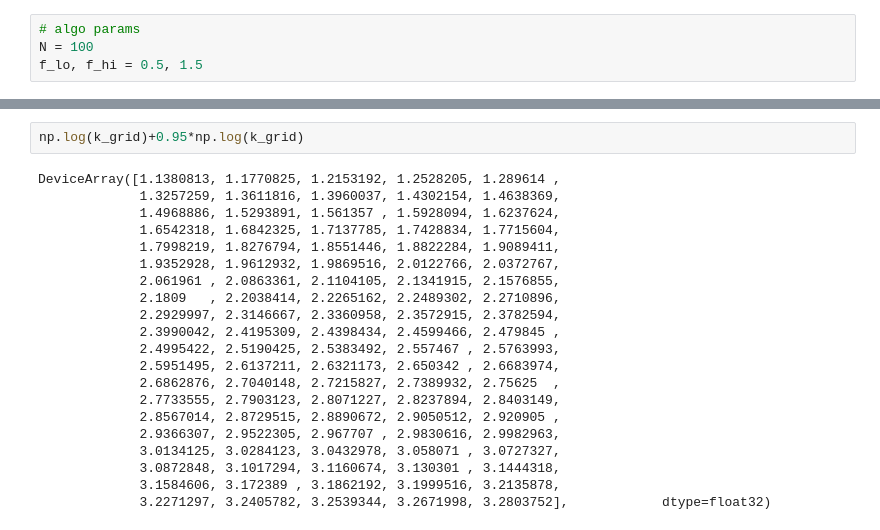
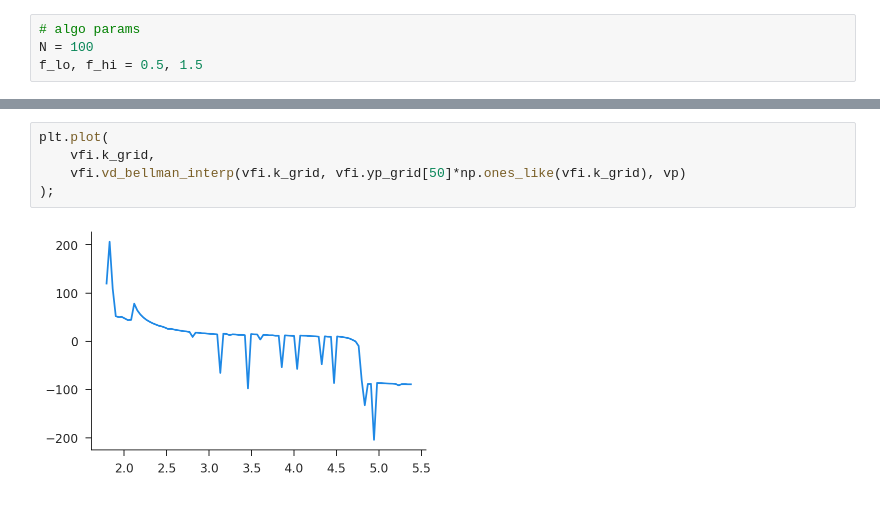
Before and after one commit to iamlemec/grad_code, a Jupyter notebook: assign_1.ipynb, the cells around one changed output, grey strips where cells are left out. Cells and saved outputs as stored; diff of their text form.

```diff
--- a/assign_1.ipynb
+++ b/assign_1.ipynb
@@ -54,23 +60,7 @@ plt.plot(0.2*k_grid, ps.bellman_interp(0.2*k_grid, 5.0, k_grid, np.log(k_grid),
-# %%
-np.log(k_grid)+0.95*np.log(k_grid)
-# %% [output]
-DeviceArray([1.1380813, 1.1770825, 1.2153192, 1.2528205, 1.289614 ,
-             1.3257259, 1.3611816, 1.3960037, 1.4302154, 1.4638369,
-             1.4968886, 1.5293891, 1.561357 , 1.5928094, 1.6237624,
-             1.6542318, 1.6842325, 1.7137785, 1.7428834, 1.7715604,
-             1.7998219, 1.8276794, 1.8551446, 1.8822284, 1.9089411,
-             1.9352928, 1.9612932, 1.9869516, 2.0122766, 2.0372767,
-             2.061961 , 2.0863361, 2.1104105, 2.1341915, 2.1576855,
-             2.1809   , 2.2038414, 2.2265162, 2.2489302, 2.2710896,
-             2.2929997, 2.3146667, 2.3360958, 2.3572915, 2.3782594,
-             2.3990042, 2.4195309, 2.4398434, 2.4599466, 2.479845 ,
-             2.4995422, 2.5190425, 2.5383492, 2.557467 , 2.5763993,
-             2.5951495, 2.6137211, 2.6321173, 2.650342 , 2.6683974,
-             2.6862876, 2.7040148, 2.7215827, 2.7389932, 2.75625  ,
-             2.7733555, 2.7903123, 2.8071227, 2.8237894, 2.8403149,
-             2.8567014, 2.8729515, 2.8890672, 2.9050512, 2.920905 ,
-             2.9366307, 2.9522305, 2.967707 , 2.9830616, 2.9982963,
-             3.0134125, 3.0284123, 3.0432978, 3.058071 , 3.0727327,
-             3.0872848, 3.1017294, 3.1160674, 3.130301 , 3.1444318,
-             3.1584606, 3.172389 , 3.1862192, 3.1999516, 3.2135878,
-             3.2271297, 3.2405782, 3.2539344, 3.2671998, 3.2803752],            dtype=float32)
+# %%
+plt.plot(
+    vfi.k_grid,
+    vfi.vd_bellman_interp(vfi.k_grid, vfi.yp_grid[50]*np.ones_like(vfi.k_grid), vp)
+);
+# %% [output]
+[figure, added]
```
Also changed, not shown: parts of 7 cells of this notebook, 1 other file.
